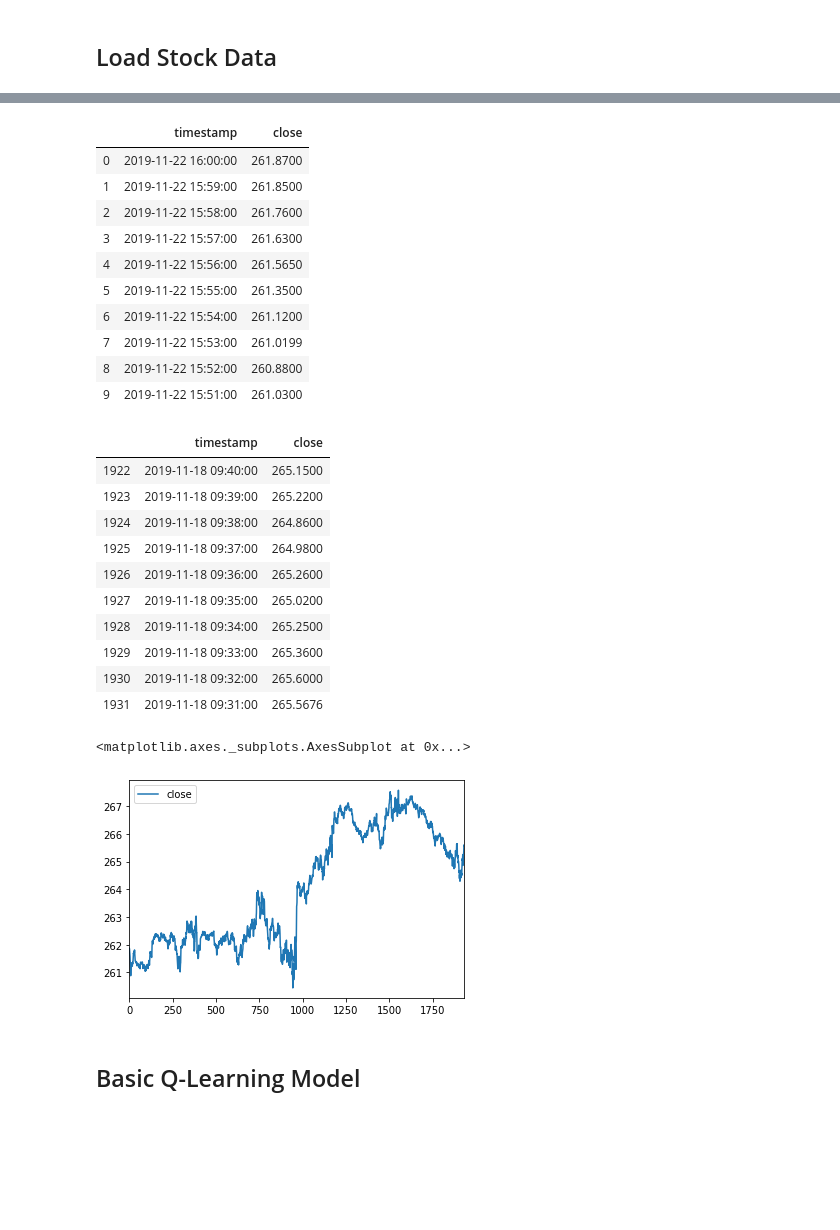
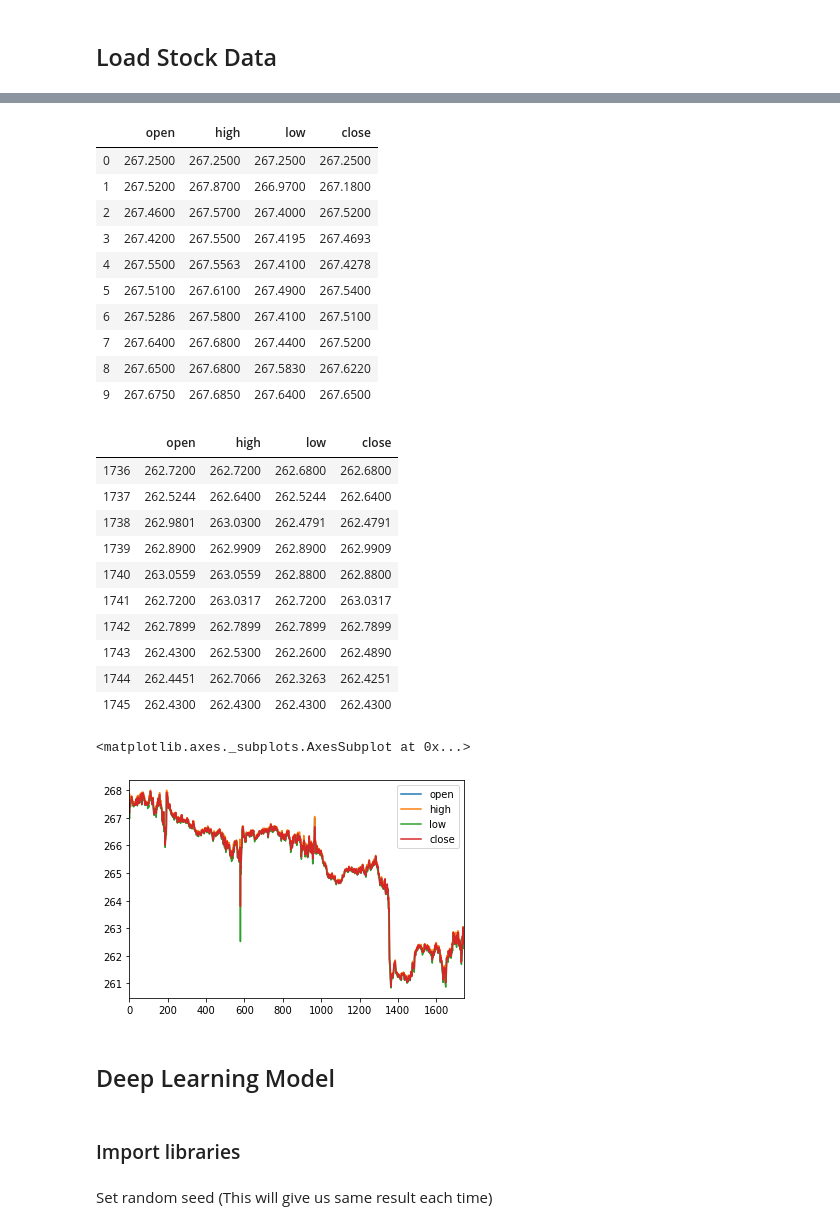
Before and after one commit to Brickea/AIWorkShop, a Jupyter notebook: TensorflowRL/Notebook Draft.ipynb, the cells around one changed output, grey strips where cells are left out. Cells and saved outputs as stored; diff of their text form; code cells hidden in the pictures; blank space fills up the shorter version.

Commit message:
deep network prediction done

```diff
--- a/TensorflowRL/Notebook Draft.ipynb
+++ b/TensorflowRL/Notebook Draft.ipynb
@@ -45,38 +45,38 @@ memory usage: 90.7+ KB
 # %%
-time_close = dataset.iloc[:,[0,4]]
+used_dataset = dataset.iloc[:,[1,2,3,4]]
 # dataset["timestamp","close"]
-time_close.head(10)
+used_dataset.head(10)
 # %% [output]
-|  | timestamp | close |
-| 0 | 2019-11-22 16:00:00 | 261.8700 |
-| 1 | 2019-11-22 15:59:00 | 261.8500 |
-| 2 | 2019-11-22 15:58:00 | 261.7600 |
-| 3 | 2019-11-22 15:57:00 | 261.6300 |
-| 4 | 2019-11-22 15:56:00 | 261.5650 |
-| 5 | 2019-11-22 15:55:00 | 261.3500 |
-| 6 | 2019-11-22 15:54:00 | 261.1200 |
-| 7 | 2019-11-22 15:53:00 | 261.0199 |
-| 8 | 2019-11-22 15:52:00 | 260.8800 |
-| 9 | 2019-11-22 15:51:00 | 261.0300 |
+|  | open | high | low | close |
+| 0 | 267.2500 | 267.2500 | 267.2500 | 267.2500 |
+| 1 | 267.5200 | 267.8700 | 266.9700 | 267.1800 |
+| 2 | 267.4600 | 267.5700 | 267.4000 | 267.5200 |
+| 3 | 267.4200 | 267.5500 | 267.4195 | 267.4693 |
+| 4 | 267.5500 | 267.5563 | 267.4100 | 267.4278 |
+| 5 | 267.5100 | 267.6100 | 267.4900 | 267.5400 |
+| 6 | 267.5286 | 267.5800 | 267.4100 | 267.5100 |
+| 7 | 267.6400 | 267.6800 | 267.4400 | 267.5200 |
+| 8 | 267.6500 | 267.6800 | 267.5830 | 267.6220 |
+| 9 | 267.6750 | 267.6850 | 267.6400 | 267.6500 |
 # %%
-time_close.tail(10)
+used_dataset.tail(10)
 # %% [output]
-|  | timestamp | close |
-| 1922 | 2019-11-18 09:40:00 | 265.1500 |
-| 1923 | 2019-11-18 09:39:00 | 265.2200 |
-| 1924 | 2019-11-18 09:38:00 | 264.8600 |
-| 1925 | 2019-11-18 09:37:00 | 264.9800 |
-| 1926 | 2019-11-18 09:36:00 | 265.2600 |
-| 1927 | 2019-11-18 09:35:00 | 265.0200 |
-| 1928 | 2019-11-18 09:34:00 | 265.2500 |
-| 1929 | 2019-11-18 09:33:00 | 265.3600 |
-| 1930 | 2019-11-18 09:32:00 | 265.6000 |
-| 1931 | 2019-11-18 09:31:00 | 265.5676 |
+|  | open | high | low | close |
+| 1736 | 262.7200 | 262.7200 | 262.6800 | 262.6800 |
+| 1737 | 262.5244 | 262.6400 | 262.5244 | 262.6400 |
+| 1738 | 262.9801 | 263.0300 | 262.4791 | 262.4791 |
+| 1739 | 262.8900 | 262.9909 | 262.8900 | 262.9909 |
+| 1740 | 263.0559 | 263.0559 | 262.8800 | 262.8800 |
+| 1741 | 262.7200 | 263.0317 | 262.7200 | 263.0317 |
+| 1742 | 262.7899 | 262.7899 | 262.7899 | 262.7899 |
+| 1743 | 262.4300 | 262.5300 | 262.2600 | 262.4890 |
+| 1744 | 262.4451 | 262.7066 | 262.3263 | 262.4251 |
+| 1745 | 262.4300 | 262.4300 | 262.4300 | 262.4300 |
 # %%
-time_close.plot()
+used_dataset.plot()
 # plt.plot_date(time_close.iloc[:,[0]],time_close.iloc[:,[1]], '-')
 # %% [output]
 <matplotlib.axes._subplots.AxesSubplot at 0x...>
-[figure, old version]
+[figure, new version]
 # %% [markdown]
-## Basic Q-Learning Model
+## Deep Learning Model
@@ -113,0 +83,2 @@ for i in range(num_episodes):
+# %% [markdown]
+### Import libraries
@@ -113,0 +88,2 @@ for i in range(num_episodes):
+# %% [markdown]
+Set random seed (This will give us same result each time)
```
Also changed, not shown: parts of 35 cells of this notebook, 1 other file.
